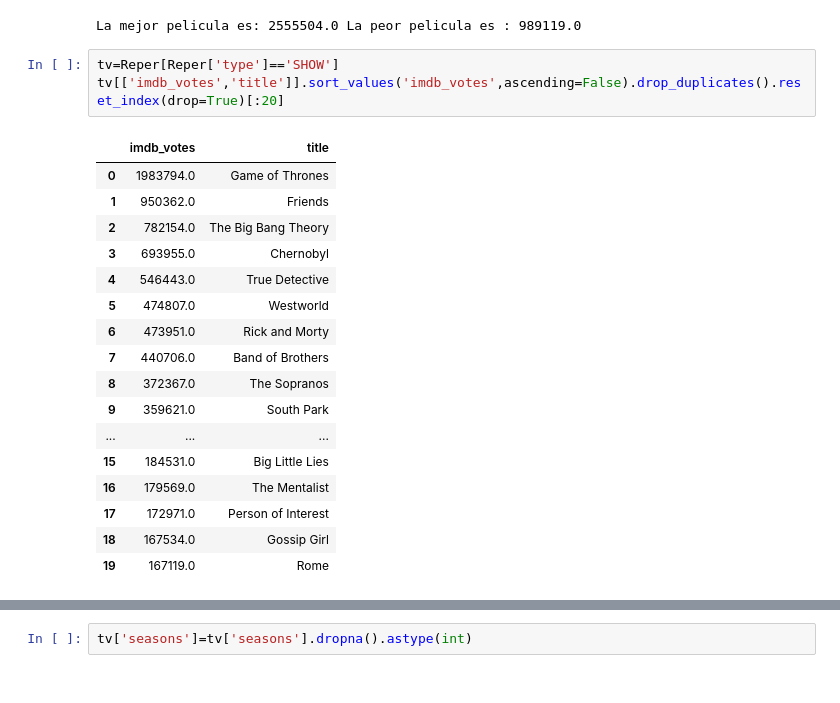
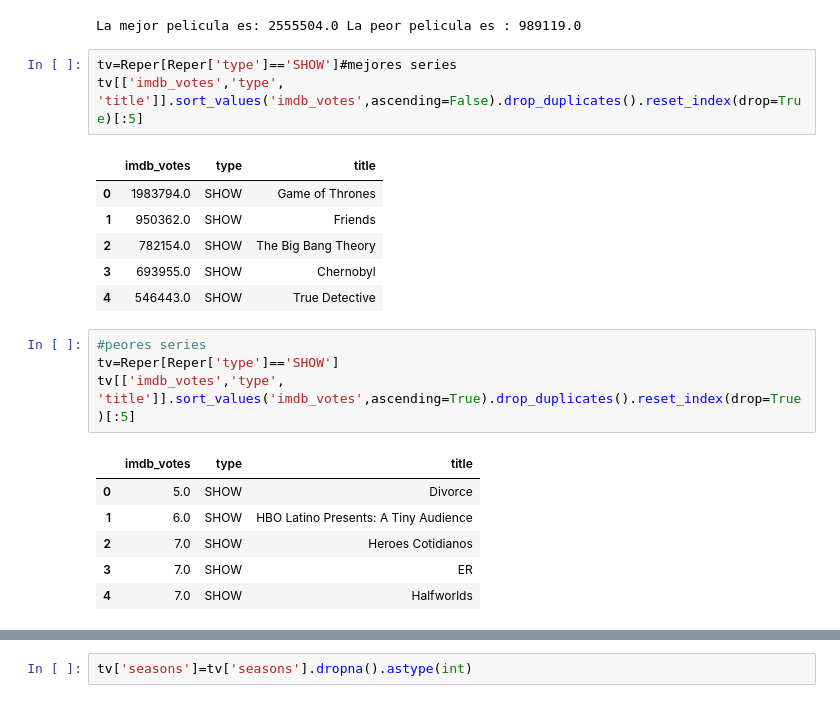
Before and after one commit to EDSONRRs/DIPLOMADO, a Jupyter notebook: Exposición_Diplomado.ipynb, the cells around one changed output, grey strips where cells are left out. Cells and saved outputs as stored; diff of their text form.

```diff
--- a/Exposición_Diplomado.ipynb
+++ b/Exposición_Diplomado.ipynb
@@ -158,24 +96,24 @@ print('La mejor pelicula es:',MOVIE.imdb_votes.max(),'La peor pelicula es :',MOV
 # %% [output]
 La mejor pelicula es: 2555504.0 La peor pelicula es : 989119.0
 # %%
-tv=Reper[Reper['type']=='SHOW']
-tv[['imdb_votes','title']].sort_values('imdb_votes',ascending=False).drop_duplicates().reset_index(drop=True)[:20]
+tv=Reper[Reper['type']=='SHOW']#mejores series
+tv[['imdb_votes','type', 'title']].sort_values('imdb_votes',ascending=False).drop_duplicates().reset_index(drop=True)[:5]
 # %% [output]
-|  | imdb_votes | title |
-| 0 | 1983794.0 | Game of Thrones |
-| 1 | 950362.0 | Friends |
-| 2 | 782154.0 | The Big Bang Theory |
-| 3 | 693955.0 | Chernobyl |
-| 4 | 546443.0 | True Detective |
-| 5 | 474807.0 | Westworld |
-| 6 | 473951.0 | Rick and Morty |
-| 7 | 440706.0 | Band of Brothers |
-| 8 | 372367.0 | The Sopranos |
-| 9 | 359621.0 | South Park |
-| ... | ... | ... |
-| 15 | 184531.0 | Big Little Lies |
-| 16 | 179569.0 | The Mentalist |
-| 17 | 172971.0 | Person of Interest |
-| 18 | 167534.0 | Gossip Girl |
-| 19 | 167119.0 | Rome |
+|  | imdb_votes | type | title |
+| 0 | 1983794.0 | SHOW | Game of Thrones |
+| 1 | 950362.0 | SHOW | Friends |
+| 2 | 782154.0 | SHOW | The Big Bang Theory |
+| 3 | 693955.0 | SHOW | Chernobyl |
+| 4 | 546443.0 | SHOW | True Detective |
+# %%
+#peores series
+tv=Reper[Reper['type']=='SHOW']
+tv[['imdb_votes','type', 'title']].sort_values('imdb_votes',ascending=True).drop_duplicates().reset_index(drop=True)[:5]
+# %% [output]
+|  | imdb_votes | type | title |
+| 0 | 5.0 | SHOW | Divorce |
+| 1 | 6.0 | SHOW | HBO Latino Presents: A Tiny Audience |
+| 2 | 7.0 | SHOW | Heroes Cotidianos |
+| 3 | 7.0 | SHOW | ER |
+| 4 | 7.0 | SHOW | Halfworlds |
 # %%
```
Also changed, not shown: parts of 16 cells of this notebook.
